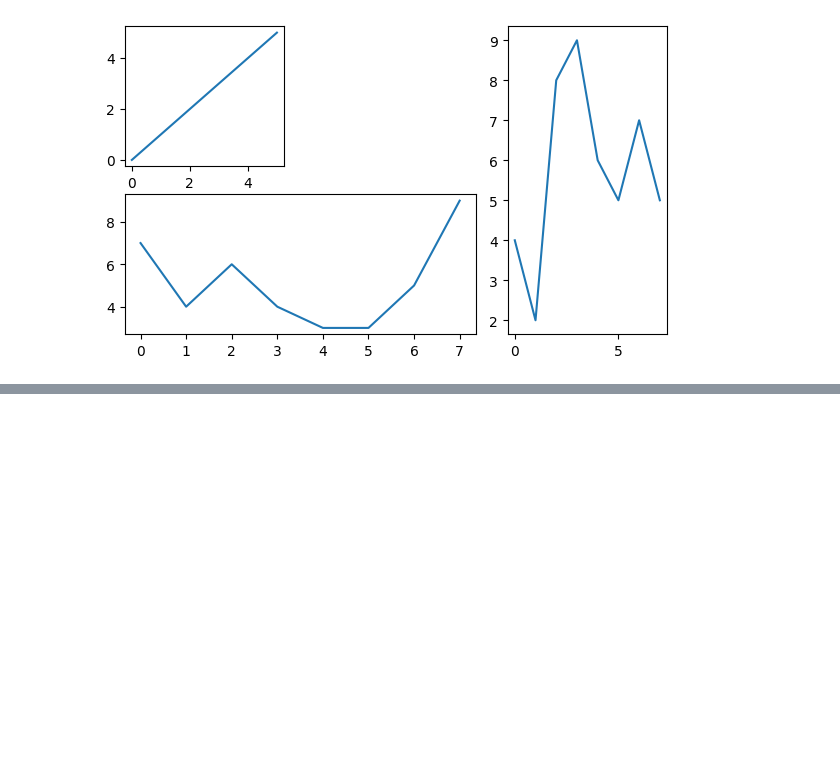
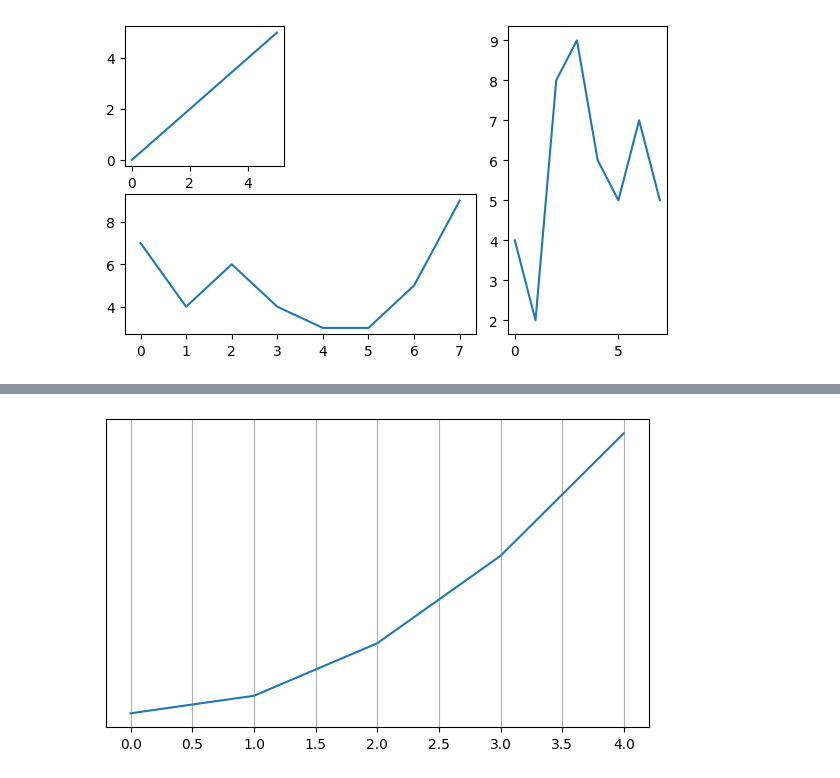
Before and after one commit to crissyro/base-of-DS, a Jupyter notebook: Basic of matplotlib.ipynb, the cells around one changed output, grey strips where cells are left out. Cells and saved outputs as stored; diff of their text form; code cells hidden in the pictures; blank space fills up the shorter version.

```diff
--- a/Basic of matplotlib.ipynb
+++ b/Basic of matplotlib.ipynb
@@ -82,0 +103,9 @@ ax3.plot(np.random.randint(low=0, high=10, size=(8)))
+# %%
+fig = plt.figure(figsize=(7, 4))
+ax = fig.add_subplot()
+ax.plot(np.array([i**2 for i in range(5)]))
+
+ax.grid()
+ax.yaxis.set_major_locator(NullLocator())
+# %% [output]
+[figure, added]
```
Also changed, not shown: parts of 9 cells of this notebook.
